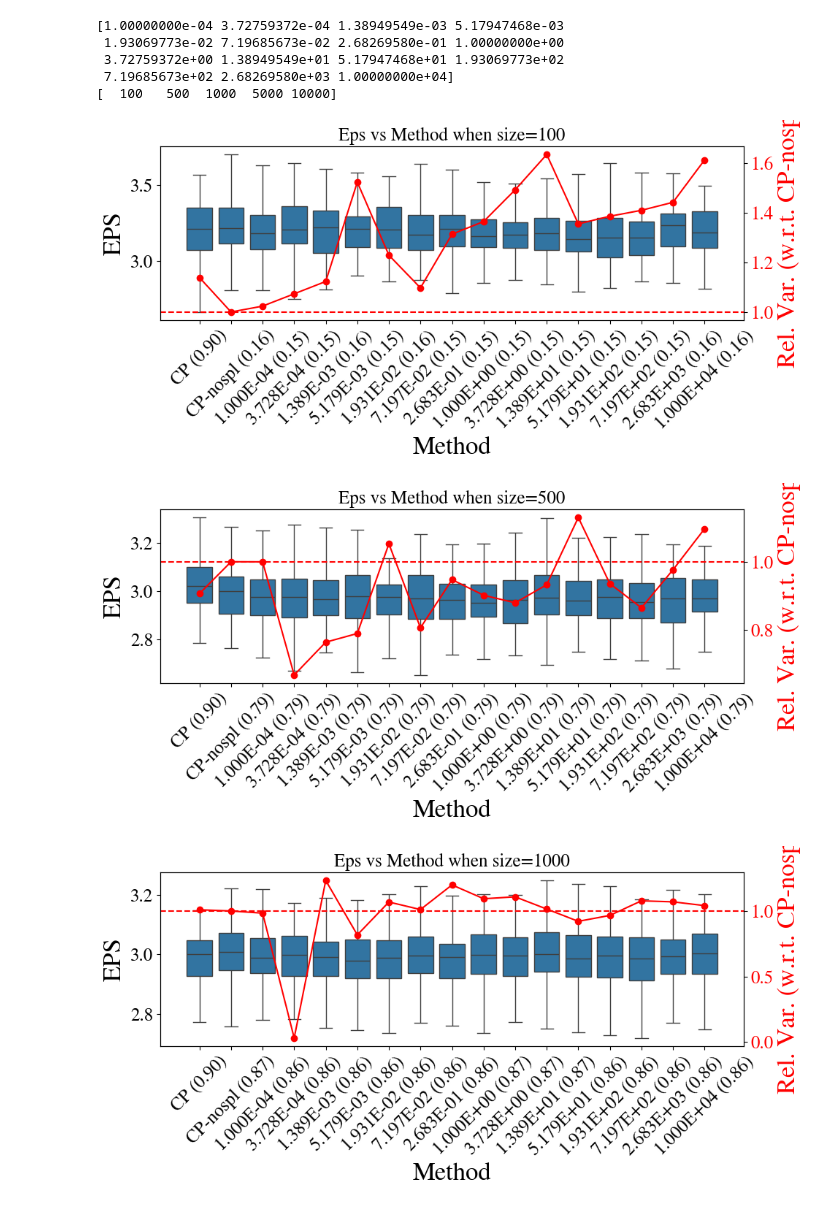
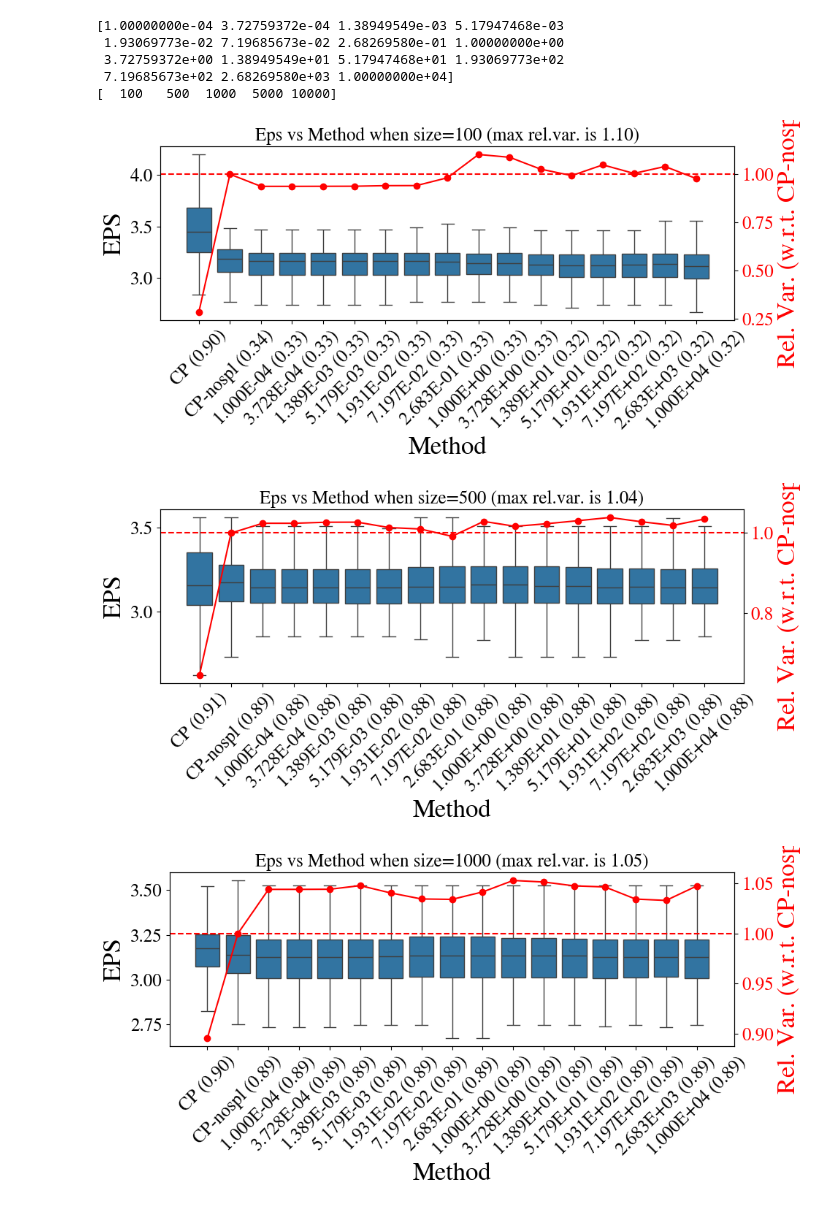
Before and after one commit to JINhuaqing/imageCP_dev, a Jupyter notebook: notebooks/res_ana_boxplot.ipynb, the cells around one changed output. Drawn from its saved outputs; the diff is of its cells as text; code cells hidden in the pictures.

```diff
--- a/notebooks/res_ana_boxplot.ipynb
+++ b/notebooks/res_ana_boxplot.ipynb
@@ -27,7 +27,7 @@ import pandas as pd
 from utils.misc import save_pkl, load_pkl, num2str, str2num
 plt.style.use(FIG_ROOT/"base.mplstyle")
 # %%
-res_fold = RES_ROOT/"Expsq-Xnormal_sizexy-10x5_noise-0d5_kernel-diff_fmodel-MLP_noise-lognormal"
+res_fold = RES_ROOT/"LinearFixA_Xbinary_sizexy-50x5_noise-0d5_kernel-diff_fmodel-LIN_noise-lognormal"
 def _sort_fn(fil):
     parts = fil.stem.split("_")
     nums = []
@@ -72,10 +72,10 @@ print(sizes)
 def _sort_fn(x, is_print=False):
     """Sort the method names
     """
-    if x.startswith("naive-0"):
+    if x.startswith("naive-nospl"):
+        v = "CP-nospl" if is_print else -1
+    elif x.startswith("naive"):
         v = "CP" if is_print else -2
-    elif x.startswith("naive-nospl"):
-        v = "CP-nospl" if is_print else -1
     elif x.startswith("wvar"):
         hfct = float(x.split("-")[-1])
         v = f"{hfct:.3E}" if is_print else hfct
@@ -95,34 +95,37 @@ for size in sizes:
     sel_df = df[kpidxs0]
 
     names = np.unique(sel_df["method1"])
     order_names = sorted(names, key=_sort_fn)
     print_names = [_sort_fn(name, is_print=True) for name in order_names]
 
     vars = sel_df.groupby(["method1"])["eps"].var()
     vars = np.array(vars[order_names])
     rl_vars = vars[1]/vars
 
     cvs = sel_df.groupby(["method1"])["empcv"].mean()
     cvs = np.array(cvs[order_names])
     # add cv in print_names
     print_names = [f"{print_names[i]} ({cvs[i]:.2f})" for i in range(len(print_names))]
 
     fig, ax1 = plt.subplots()
-    plt.title(f"Eps vs Method when size={size}")
+    if np.max(rl_vars) > 1.01:
+        plt.title(f"Eps vs Method when size={size} (max rel.var. is {np.max(rl_vars):.2f})")
+    else:
+        plt.title(f"Eps vs Method when size={size}")
     sns.boxplot(data=sel_df, x="method1", y="eps", order=order_names, showfliers=False, ax=ax1)
     ax1.set_xticks(ticks=range(len(order_names)), labels=print_names, rotation=45);
     ax1.set_ylabel("EPS")
     ax1.set_xlabel("Method")
 
     ax2 = ax1.twinx()
     ax2.plot(rl_vars, "ro-")
     ax2.axhline(1, color='r', linestyle='--')
     ax2.set_ylabel("Rel. Var. (w.r.t. CP-nospl)", color='r')
     ax2.tick_params(axis='y', labelcolor='r')
 
     fig.tight_layout()
     plt.savefig(res_fold/f"eps_vs_method_size{size}.jpg")
 # %% [output]
-[figure, old version]
+[figure, new version]
-[figure, old version]
+[figure, new version]
-[figure, old version]
+[figure, new version]
```
Also changed, not shown: parts of 1 cell of this notebook, 12 other files.
